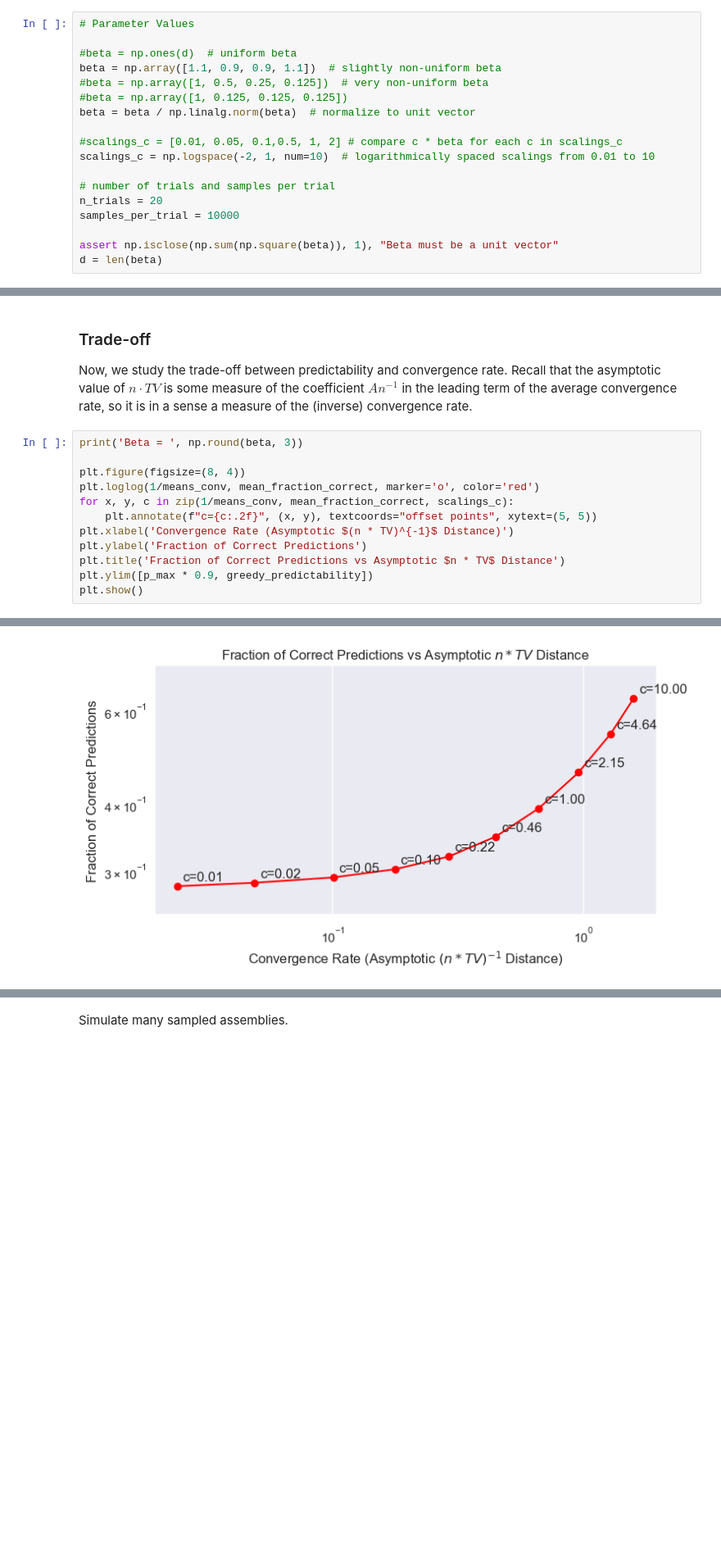
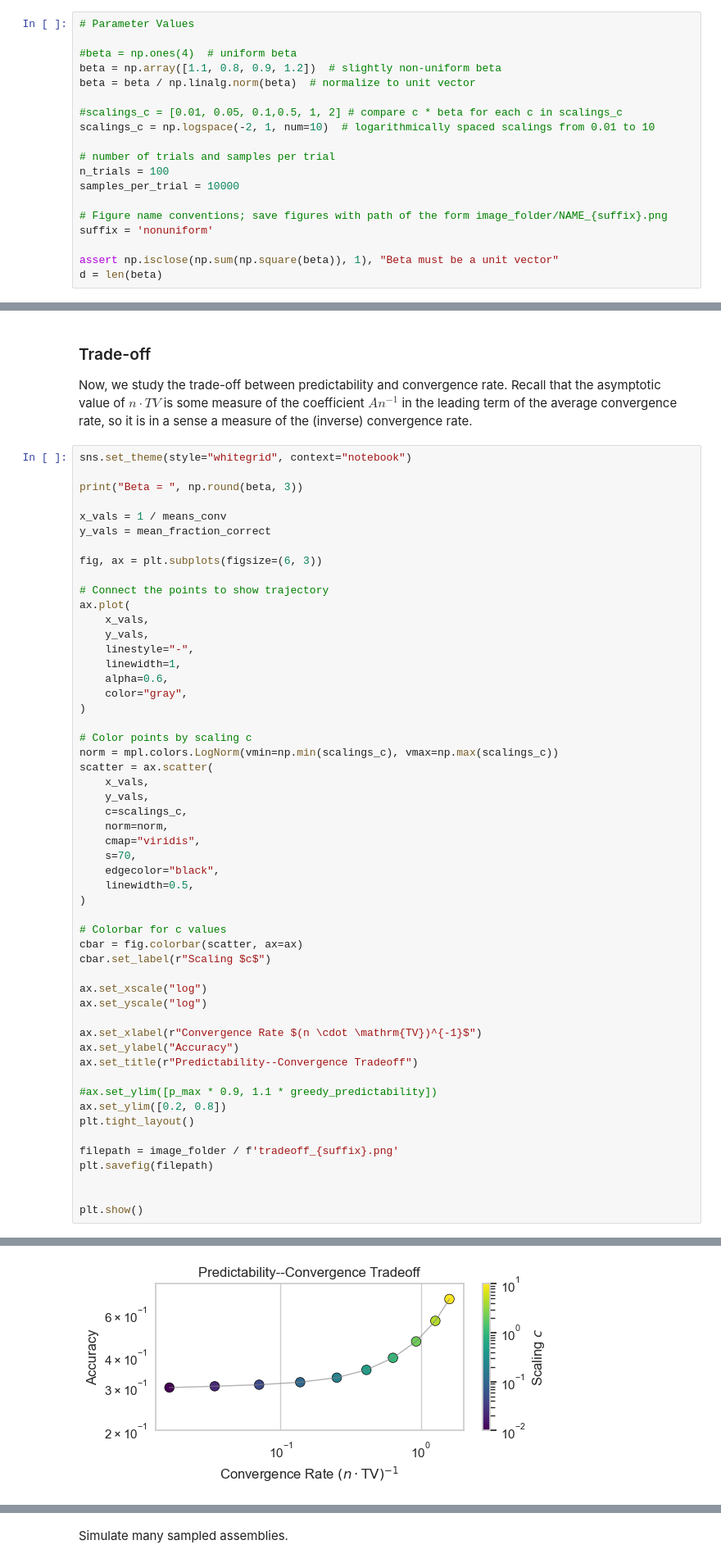
Before and after one commit to zackmcnulty/self_balancing_sampler, a Jupyter notebook: simulation.ipynb, the cells around one changed output, grey strips where cells are left out. Shown at 82% size. Saved outputs shown, nothing was run; the diff lists cells and outputs as text; blank space fills up the shorter version.

```diff
--- a/simulation.ipynb
+++ b/simulation.ipynb
@@ -19,18 +20,19 @@ Set the relevant parameter values. Start by deciding on the relevant biases $\be
 # %%
 # Parameter Values
 
-#beta = np.ones(d)  # uniform beta
-beta = np.array([1.1, 0.9, 0.9, 1.1])  # slightly non-uniform beta
-#beta = np.array([1, 0.5, 0.25, 0.125])  # very non-uniform beta
-#beta = np.array([1, 0.125, 0.125, 0.125])
+#beta = np.ones(4)  # uniform beta
+beta = np.array([1.1, 0.8, 0.9, 1.2])  # slightly non-uniform beta
 beta = beta / np.linalg.norm(beta)  # normalize to unit vector
 
 #scalings_c = [0.01, 0.05, 0.1,0.5, 1, 2] # compare c * beta for each c in scalings_c
 scalings_c = np.logspace(-2, 1, num=10)  # logarithmically spaced scalings from 0.01 to 10
 
 # number of trials and samples per trial
-n_trials = 20
+n_trials = 100
 samples_per_trial = 10000
+
+# Figure name conventions; save figures with path of the form image_folder/NAME_{suffix}.png
+suffix = 'nonuniform'
 
 assert np.isclose(np.sum(np.square(beta)), 1), "Beta must be a unit vector"
 d = len(beta)
@@ -264,15 +355,56 @@ Text(0.5, 1.0, 'Small-$c$ Predictability Scaling')
 
 Now, we study the trade-off between predictability and convergence rate. Recall that the asymptotic value of $n \cdot TV$ is some measure of the coefficient $An^{-1}$ in the leading term of the average convergence rate, so it is in a sense a measure of the (inverse) convergence rate.
 # %%
-print('Beta = ', np.round(beta, 3))
+sns.set_theme(style="whitegrid", context="notebook")
 
-plt.figure(figsize=(8, 4))
-plt.loglog(1/means_conv, mean_fraction_correct, marker='o', color='red')
-for x, y, c in zip(1/means_conv, mean_fraction_correct, scalings_c):
-    plt.annotate(f"c={c:.2f}", (x, y), textcoords="offset points", xytext=(5, 5))
-plt.xlabel('Convergence Rate (Asymptotic $(n * TV)^{-1}$ Distance)')
-plt.ylabel('Fraction of Correct Predictions')
-plt.title('Fraction of Correct Predictions vs Asymptotic $n * TV$ Distance')
-plt.ylim([p_max * 0.9, greedy_predictability])
+print("Beta = ", np.round(beta, 3))
+
+x_vals = 1 / means_conv
+y_vals = mean_fraction_correct
+
+fig, ax = plt.subplots(figsize=(6, 3))
+
+# Connect the points to show trajectory
+ax.plot(
+    x_vals,
+    y_vals,
+    linestyle="-",
+    linewidth=1,
+    alpha=0.6,
+    color="gray",
+)
+
+# Color points by scaling c
+norm = mpl.colors.LogNorm(vmin=np.min(scalings_c), vmax=np.max(scalings_c))
+scatter = ax.scatter(
+    x_vals,
+    y_vals,
+    c=scalings_c,
+    norm=norm,
+    cmap="viridis",
+    s=70,
+    edgecolor="black",
+    linewidth=0.5,
+)
+
+# Colorbar for c values
+cbar = fig.colorbar(scatter, ax=ax)
+cbar.set_label(r"Scaling $c$")
+
+ax.set_xscale("log")
+ax.set_yscale("log")
+
+ax.set_xlabel(r"Convergence Rate $(n \cdot \mathrm{TV})^{-1}$")
+ax.set_ylabel("Accuracy")
+ax.set_title(r"Predictability--Convergence Tradeoff")
+
+#ax.set_ylim([p_max * 0.9, 1.1 * greedy_predictability])
+ax.set_ylim([0.2, 0.8])
+plt.tight_layout()
+
+filepath = image_folder / f'tradeoff_{suffix}.png'
+plt.savefig(filepath)
+
+
 plt.show()
 # %% [output]
@@ -280,4 +412,4 @@ Beta =  [0.547 0.448 0.448 0.547]
-[figure, old version]
+[figure, new version]
 # %% [markdown]
 ## Citizen's Assembly.
 
```
Also changed, not shown: parts of 6 cells of this notebook.
